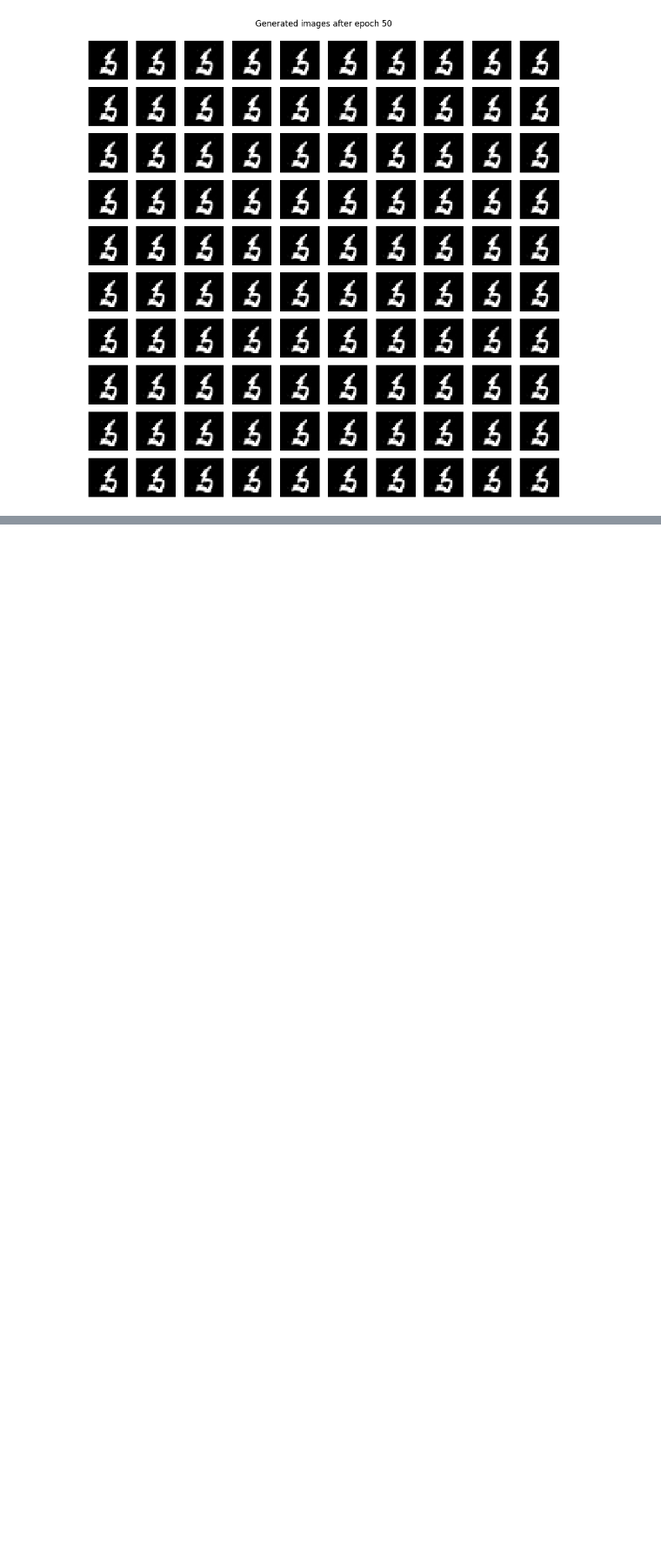
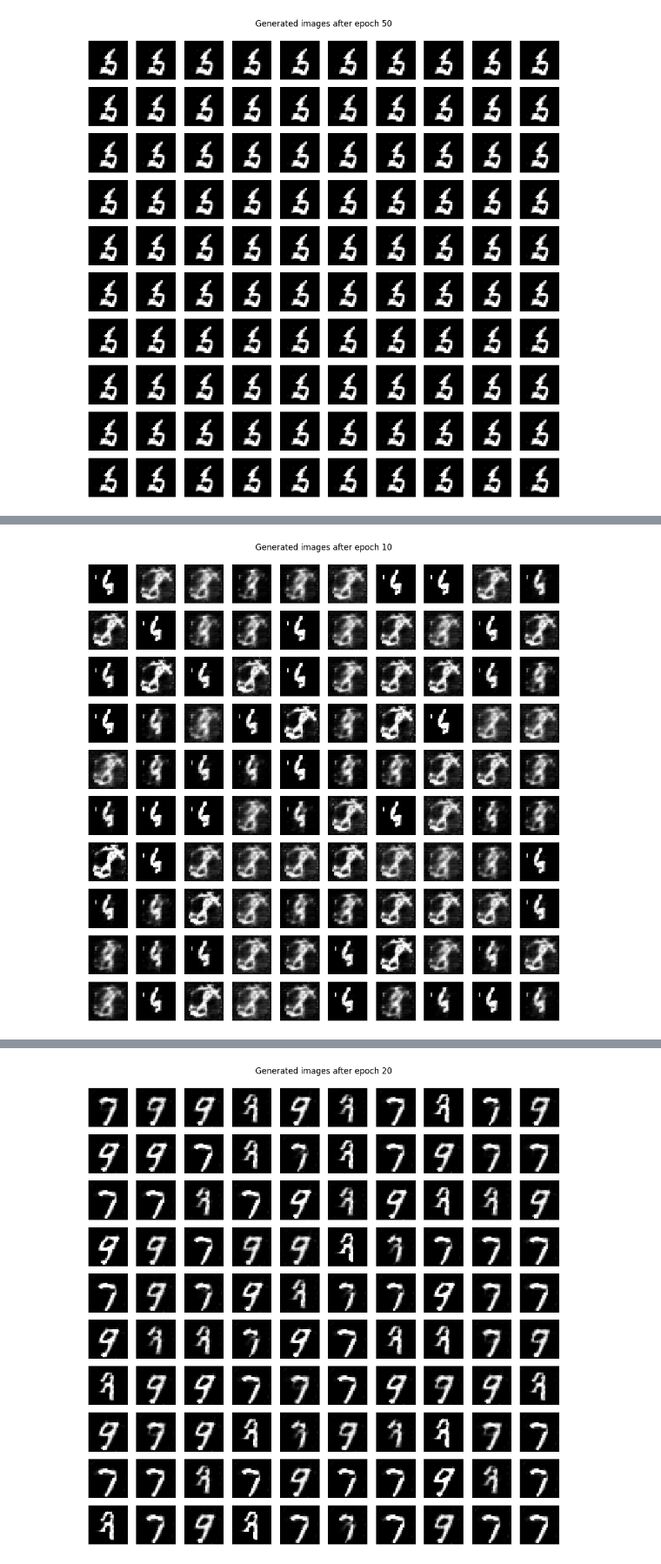
Before and after one commit to beyzoskaya/CS-566-Deep-Learning, a Jupyter notebook: assignment_4_updated.ipynb, the cells around one changed output, grey strips where cells are left out. Shown at 87% size. Saved outputs shown, nothing was run; the diff lists cells and outputs as text; code cells hidden in the pictures; blank space fills up the shorter version.

```diff
--- a/assignment_4_updated.ipynb
+++ b/assignment_4_updated.ipynb
@@ -1349,0 +1449,3 @@ Epoch 50/50
+# %%
+train(epochs=50, batch_size=128)
+# %% [output]
@@ -1349,0 +1472 @@ Epoch 50/50
+[figure, added]
@@ -1349,0 +1493 @@ Epoch 50/50
+[figure, added]
```
Also changed, not shown: parts of 3 cells of this notebook.
